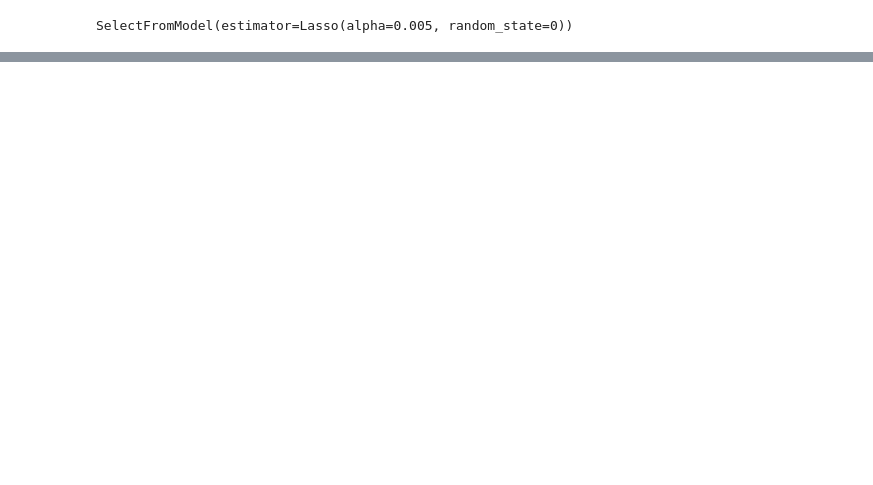
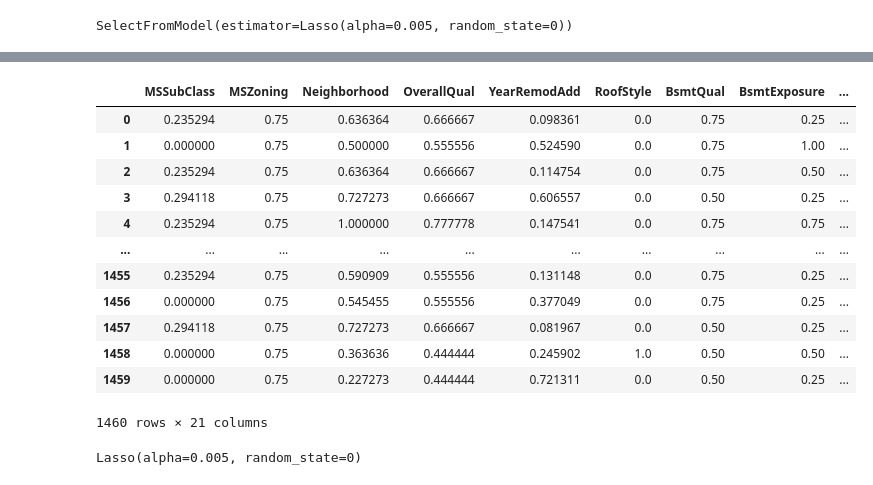
Before and after one commit to Shreyans3700/Machine-Learning, a Jupyter notebook: Advance House Price Prediction-Feature Selection.ipynb, the cells around one changed output, grey strips where cells are left out. Drawn from its saved outputs; the diff is of its cells as text; code cells hidden in the pictures; blank space fills up the shorter version.

```diff
--- a/Advance House Price Prediction-Feature Selection.ipynb
+++ b/Advance House Price Prediction-Feature Selection.ipynb
@@ -81,0 +92,23 @@ array([ True,  True,  True, False, False, False, False, False, False,
+# %%
+X_train = X_train[selected_features]
+# %%
+X_train
+# %% [output]
+|  | MSSubClass | MSZoning | Neighborhood | OverallQual | YearRemodAdd | RoofStyle | BsmtQual | BsmtExposure | ... |
+| 0 | 0.235294 | 0.75 | 0.636364 | 0.666667 | 0.098361 | 0.0 | 0.75 | 0.25 | ... |
+| 1 | 0.000000 | 0.75 | 0.500000 | 0.555556 | 0.524590 | 0.0 | 0.75 | 1.00 | ... |
+| 2 | 0.235294 | 0.75 | 0.636364 | 0.666667 | 0.114754 | 0.0 | 0.75 | 0.50 | ... |
+| 3 | 0.294118 | 0.75 | 0.727273 | 0.666667 | 0.606557 | 0.0 | 0.50 | 0.25 | ... |
+| 4 | 0.235294 | 0.75 | 1.000000 | 0.777778 | 0.147541 | 0.0 | 0.75 | 0.75 | ... |
+| ... | ... | ... | ... | ... | ... | ... | ... | ... | ... |
+| 1455 | 0.235294 | 0.75 | 0.590909 | 0.555556 | 0.131148 | 0.0 | 0.75 | 0.25 | ... |
+| 1456 | 0.000000 | 0.75 | 0.545455 | 0.555556 | 0.377049 | 0.0 | 0.75 | 0.25 | ... |
+| 1457 | 0.294118 | 0.75 | 0.727273 | 0.666667 | 0.081967 | 0.0 | 0.50 | 0.25 | ... |
+| 1458 | 0.000000 | 0.75 | 0.363636 | 0.444444 | 0.245902 | 1.0 | 0.50 | 0.50 | ... |
+| 1459 | 0.000000 | 0.75 | 0.227273 | 0.444444 | 0.721311 | 0.0 | 0.50 | 0.25 | ... |
+1460 rows × 21 columns
+# %%
+regressor_Model = Lasso(alpha=0.005,random_state=0)
+regressor_Model.fit(X_train,y_train)
+# %% [output]
+Lasso(alpha=0.005, random_state=0)
```
Also changed, not shown: parts of 5 cells of this notebook, 5 other files.
